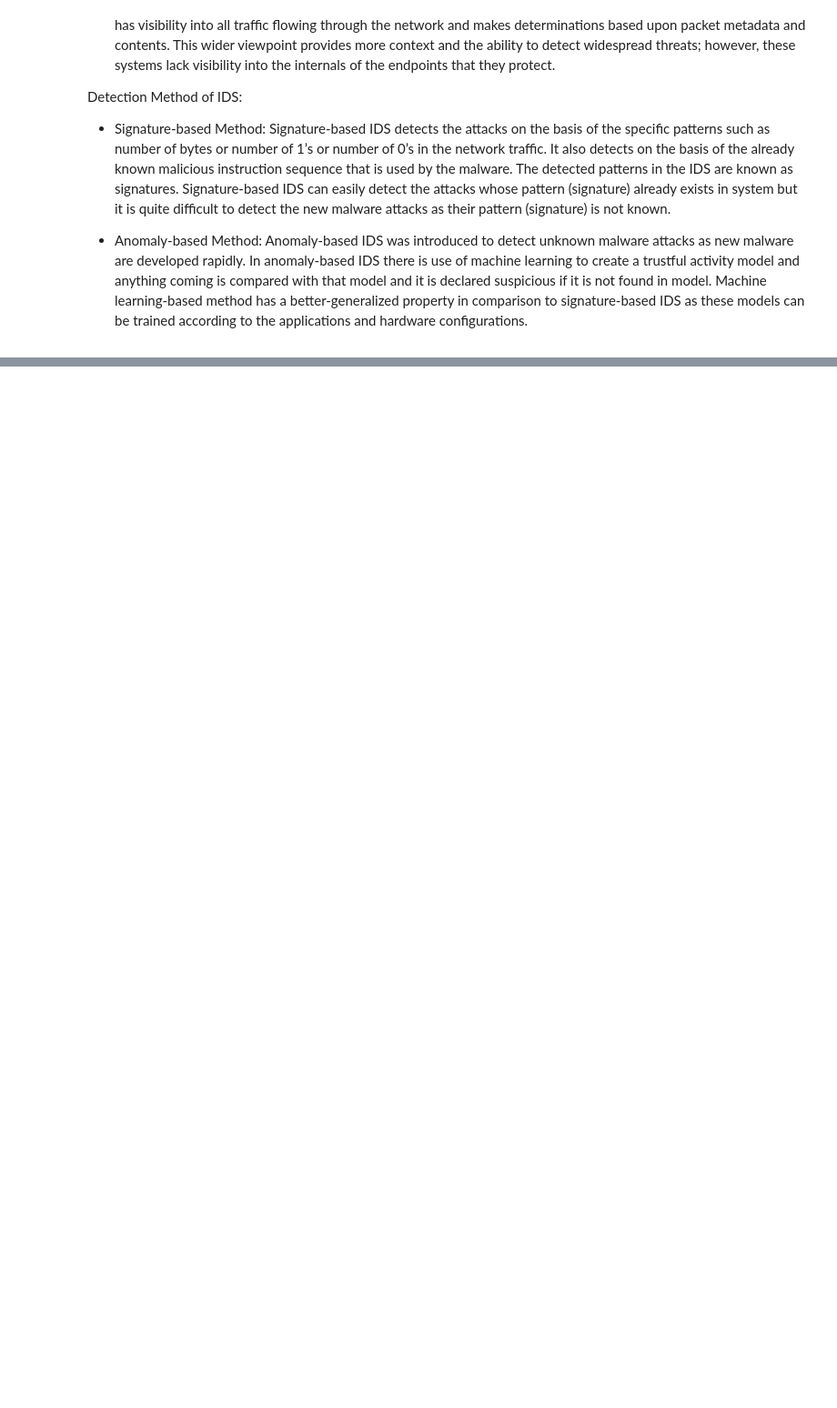
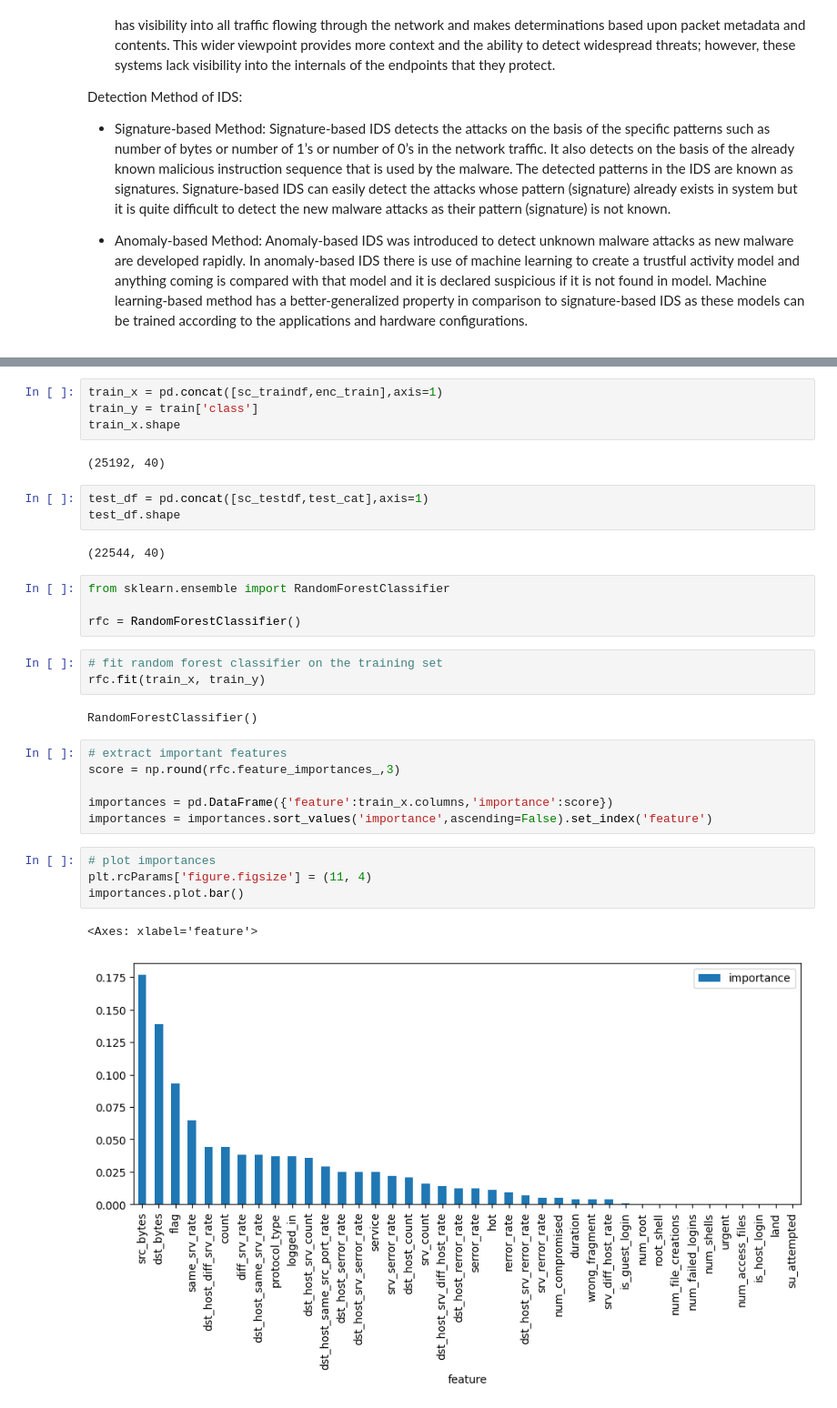
Before and after one commit to Md-Emon-Hasan/ML-Project-Intrusion-Detection-Systems-Anomaly-Detection-, a Jupyter notebook: jupyter/model.ipynb, the cells around one changed output, grey strips where cells are left out. Shown at 91% size. Cells and saved outputs as stored; diff of their text form; blank space fills up the shorter version.

```diff
--- a/jupyter/model.ipynb
+++ b/jupyter/model.ipynb
@@ -37,0 +263,33 @@ from sklearn.model_selection import train_test_split
+# %%
+train_x = pd.concat([sc_traindf,enc_train],axis=1)
+train_y = train['class']
+train_x.shape
+# %% [output]
+(25192, 40)
+# %%
+test_df = pd.concat([sc_testdf,test_cat],axis=1)
+test_df.shape
+# %% [output]
+(22544, 40)
+# %%
+from sklearn.ensemble import RandomForestClassifier
+
+rfc = RandomForestClassifier()
+# %%
+# fit random forest classifier on the training set
+rfc.fit(train_x, train_y)
+# %% [output]
+RandomForestClassifier()
+# %%
+# extract important features
+score = np.round(rfc.feature_importances_,3)
+
+importances = pd.DataFrame({'feature':train_x.columns,'importance':score})
+importances = importances.sort_values('importance',ascending=False).set_index('feature')
+# %%
+# plot importances
+plt.rcParams['figure.figsize'] = (11, 4)
+importances.plot.bar()
+# %% [output]
+<Axes: xlabel='feature'>
+[figure, added]
```
Also changed, not shown: parts of 58 cells of this notebook, 5 other files.
